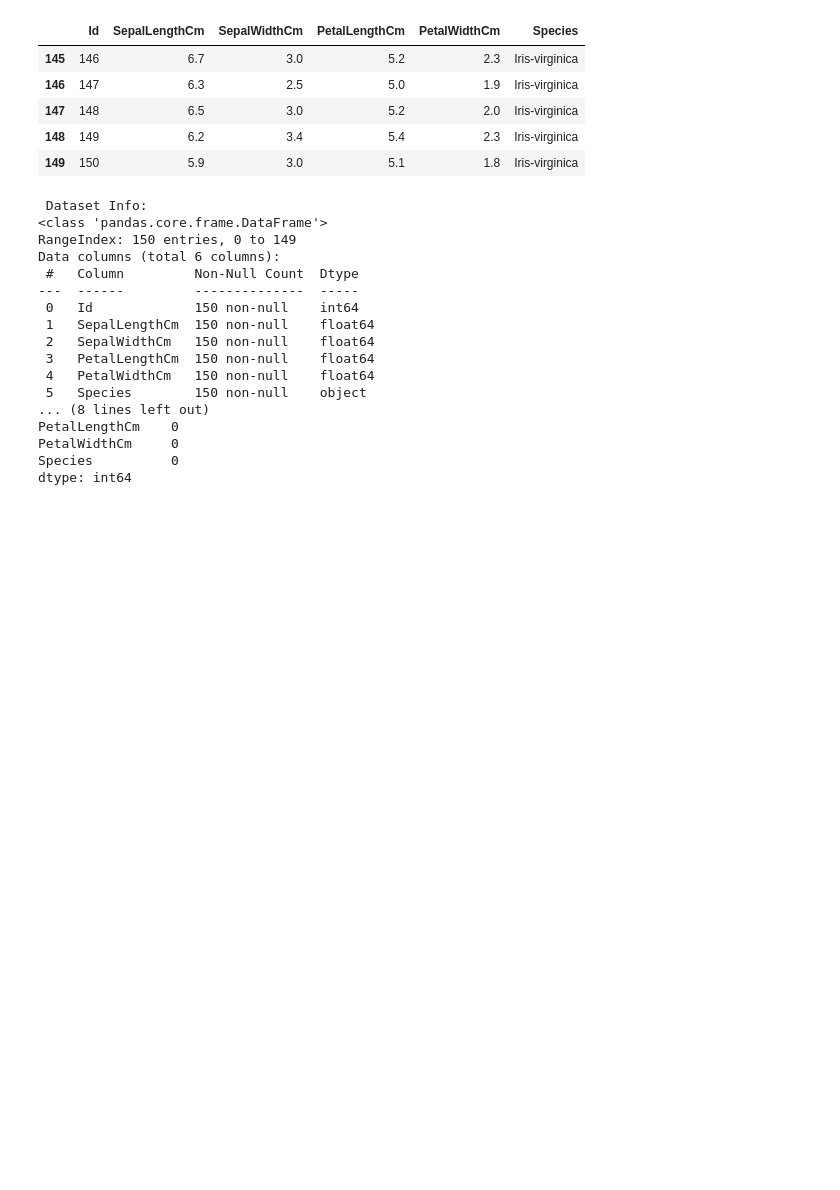
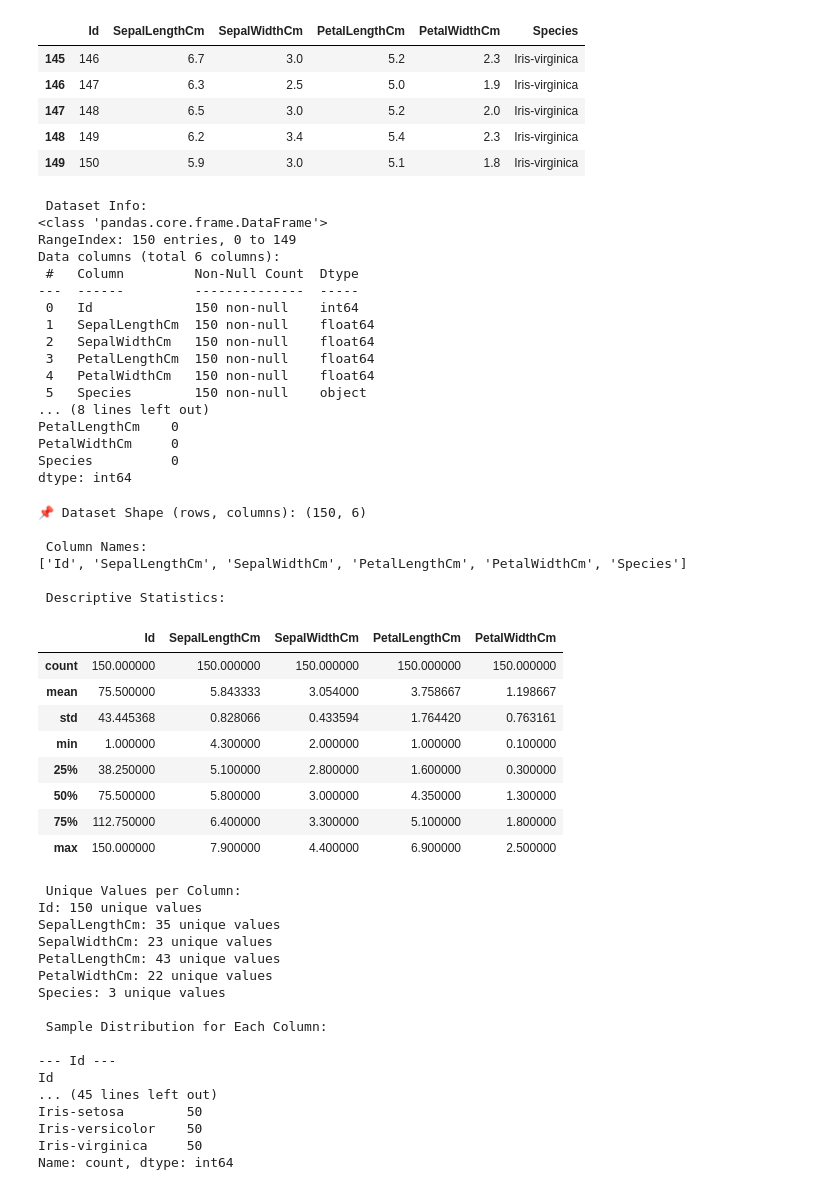
Before and after one commit to Alpha6849/CortexAI, a Jupyter notebook: Phase1_AutoML_EDA/notebooks/01_data_loader.ipynb, the cells around one changed output. Cells and saved outputs as stored; diff of their text form; code cells hidden in the pictures; blank space fills up the shorter version.

Commit message:
Completed Notebook 01: Data Loader with full pipeline function

```diff
--- a/Phase1_AutoML_EDA/notebooks/01_data_loader.ipynb
+++ b/Phase1_AutoML_EDA/notebooks/01_data_loader.ipynb
@@ -115,3 +115,60 @@ PetalLengthCm    0
 PetalWidthCm     0
 Species          0
 dtype: int64
+# %%
+
+
+if data is not None:
+
+    print("📌 Dataset Shape (rows, columns):", data.shape)
+
+    print("\n Column Names:")
+    print(list(data.columns))
+
+    print("\n Descriptive Statistics:")
+    display(data.describe())  # Shows mean, std, min, max for numeric columns
+
+    print("\n Unique Values per Column:")
+    for col in data.columns:
+        print(f"{col}: {data[col].nunique()} unique values")
+
+    print("\n Sample Distribution for Each Column:")
+    for col in data.columns:
+        print(f"\n--- {col} ---")
+        print(data[col].value_counts().head(5))  # Show top 5 most frequent values
+
+else:
+    print(" Cannot compute summary statistics because the data was not loaded.")
+# %% [output]
+📌 Dataset Shape (rows, columns): (150, 6)
+
+ Column Names:
+['Id', 'SepalLengthCm', 'SepalWidthCm', 'PetalLengthCm', 'PetalWidthCm', 'Species']
+
+ Descriptive Statistics:
+|  | Id | SepalLengthCm | SepalWidthCm | PetalLengthCm | PetalWidthCm |
+| count | 150.000000 | 150.000000 | 150.000000 | 150.000000 | 150.000000 |
+| mean | 75.500000 | 5.843333 | 3.054000 | 3.758667 | 1.198667 |
+| std | 43.445368 | 0.828066 | 0.433594 | 1.764420 | 0.763161 |
+| min | 1.000000 | 4.300000 | 2.000000 | 1.000000 | 0.100000 |
+| 25% | 38.250000 | 5.100000 | 2.800000 | 1.600000 | 0.300000 |
+| 50% | 75.500000 | 5.800000 | 3.000000 | 4.350000 | 1.300000 |
+| 75% | 112.750000 | 6.400000 | 3.300000 | 5.100000 | 1.800000 |
+| max | 150.000000 | 7.900000 | 4.400000 | 6.900000 | 2.500000 |
+ Unique Values per Column:
+Id: 150 unique values
+SepalLengthCm: 35 unique values
+SepalWidthCm: 23 unique values
+PetalLengthCm: 43 unique values
+PetalWidthCm: 22 unique values
+Species: 3 unique values
+
+ Sample Distribution for Each Column:
+
+--- Id ---
+Id
+... (45 lines left out)
+Iris-setosa        50
+Iris-versicolor    50
+Iris-virginica     50
+Name: count, dtype: int64
```
Also changed, not shown: parts of 2 cells of this notebook.
